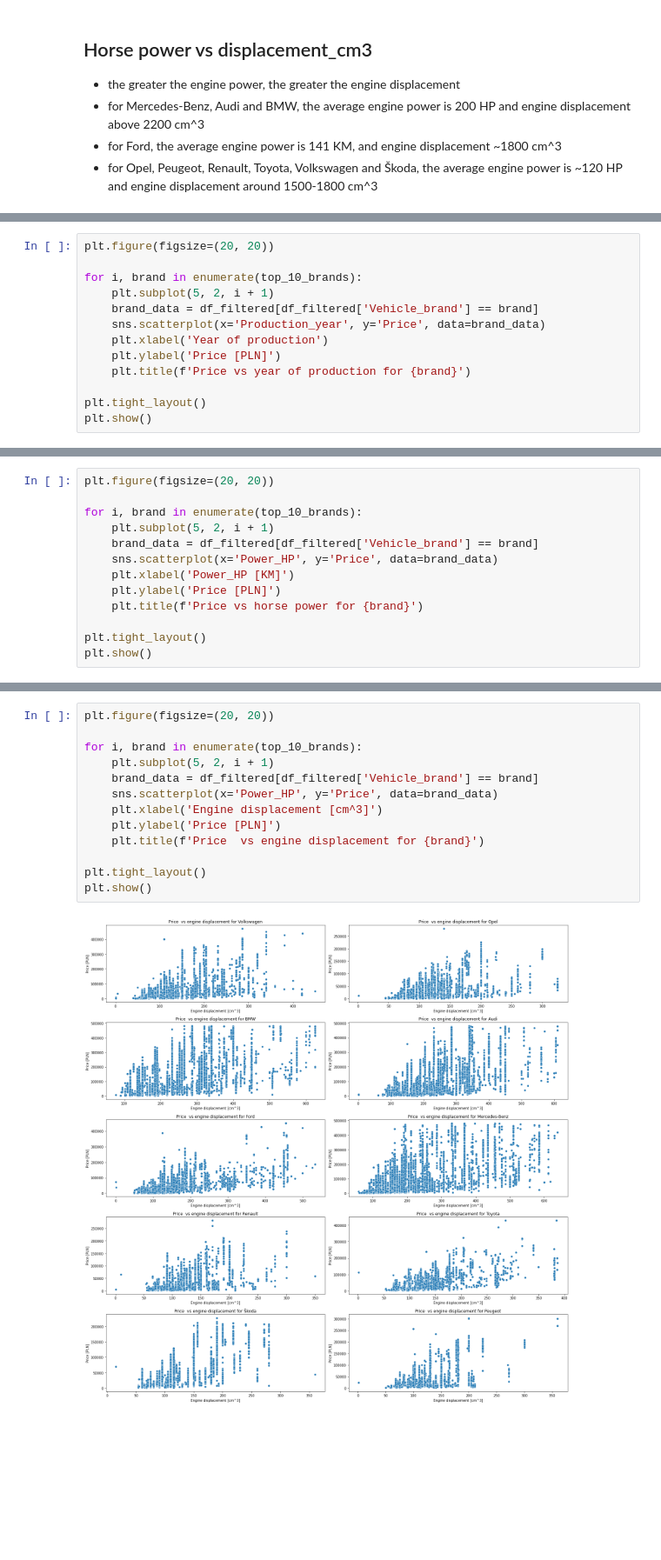
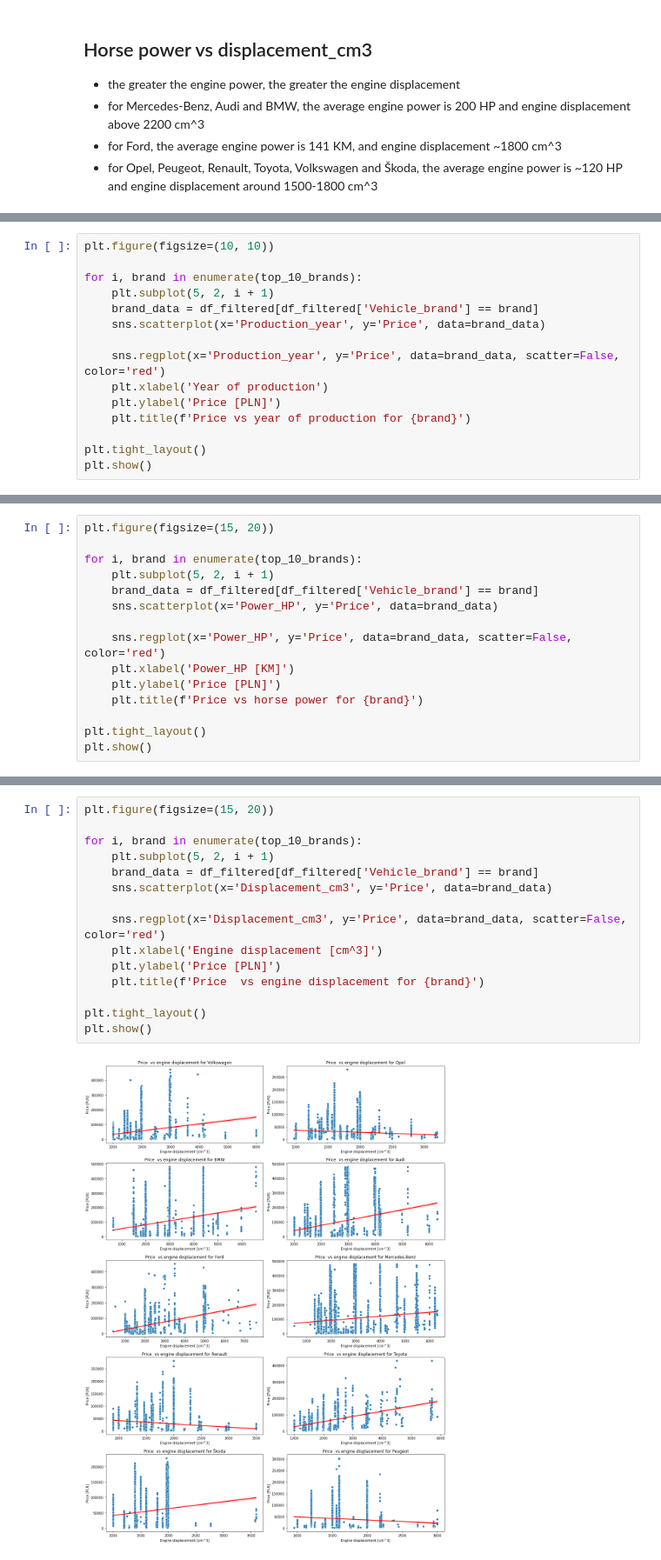
Before and after one commit to lilmarcin/car_prices_analysis, a Jupyter notebook: main.ipynb, the cells around one changed output, grey strips where cells are left out. Shown at 87% size. Drawn from its saved outputs; the diff is of its cells as text; blank space fills up the shorter version.

```diff
--- a/main.ipynb
+++ b/main.ipynb
@@ -434,10 +434,12 @@ Volkswagen        131.0            1744.0
 # %%
-plt.figure(figsize=(20, 20))
+plt.figure(figsize=(10, 10))
 
 for i, brand in enumerate(top_10_brands):
     plt.subplot(5, 2, i + 1)
     brand_data = df_filtered[df_filtered['Vehicle_brand'] == brand]
     sns.scatterplot(x='Production_year', y='Price', data=brand_data)
+
+    sns.regplot(x='Production_year', y='Price', data=brand_data, scatter=False, color='red')
     plt.xlabel('Year of production')
     plt.ylabel('Price [PLN]')
     plt.title(f'Price vs year of production for {brand}')
@@ -449,10 +455,12 @@ plt.show()
 # %%
-plt.figure(figsize=(20, 20))
+plt.figure(figsize=(15, 20))
 
 for i, brand in enumerate(top_10_brands):
     plt.subplot(5, 2, i + 1)
     brand_data = df_filtered[df_filtered['Vehicle_brand'] == brand]
     sns.scatterplot(x='Power_HP', y='Price', data=brand_data)
+
+    sns.regplot(x='Power_HP', y='Price', data=brand_data, scatter=False, color='red')
     plt.xlabel('Power_HP [KM]')
     plt.ylabel('Price [PLN]')
     plt.title(f'Price vs horse power for {brand}')
@@ -464,15 +478,17 @@ plt.show()
 # %%
-plt.figure(figsize=(20, 20))
+plt.figure(figsize=(15, 20))
 
 for i, brand in enumerate(top_10_brands):
     plt.subplot(5, 2, i + 1)
     brand_data = df_filtered[df_filtered['Vehicle_brand'] == brand]
-    sns.scatterplot(x='Power_HP', y='Price', data=brand_data)
+    sns.scatterplot(x='Displacement_cm3', y='Price', data=brand_data)
+
+    sns.regplot(x='Displacement_cm3', y='Price', data=brand_data, scatter=False, color='red')
     plt.xlabel('Engine displacement [cm^3]')
     plt.ylabel('Price [PLN]')
     plt.title(f'Price  vs engine displacement for {brand}')
 
 plt.tight_layout()
 plt.show()
 # %% [output]
-[figure, old version]
+[figure, new version]
```
Also changed, not shown: parts of 11 cells of this notebook, 13 other files.
